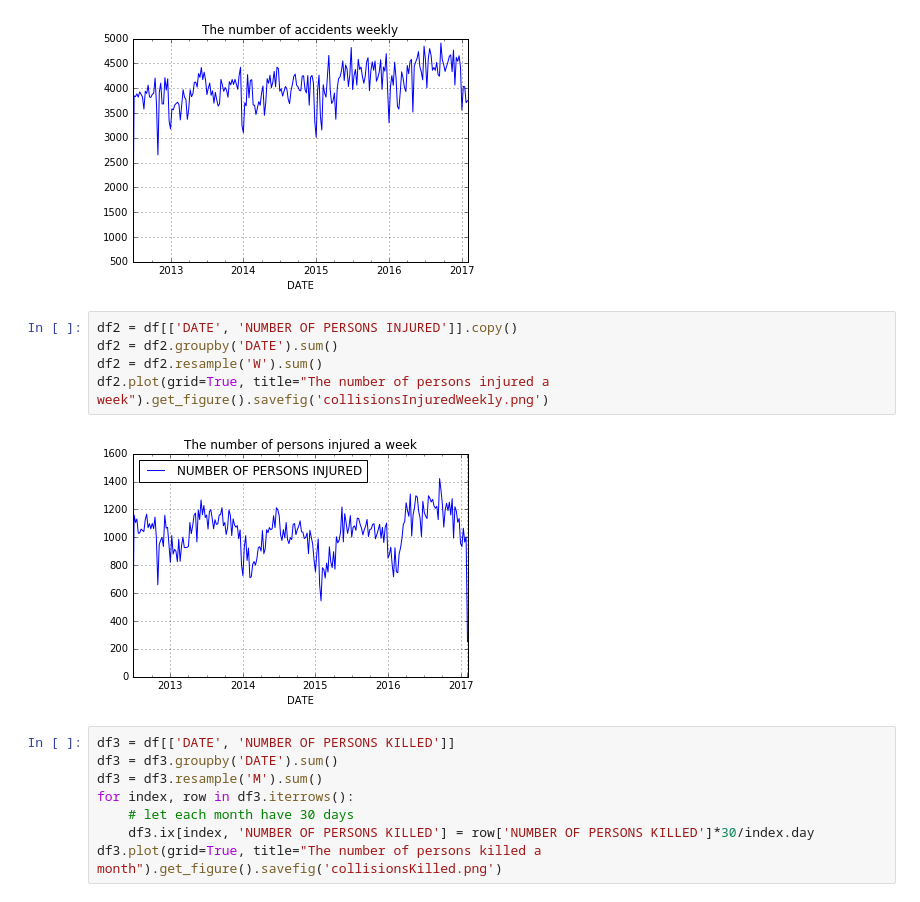
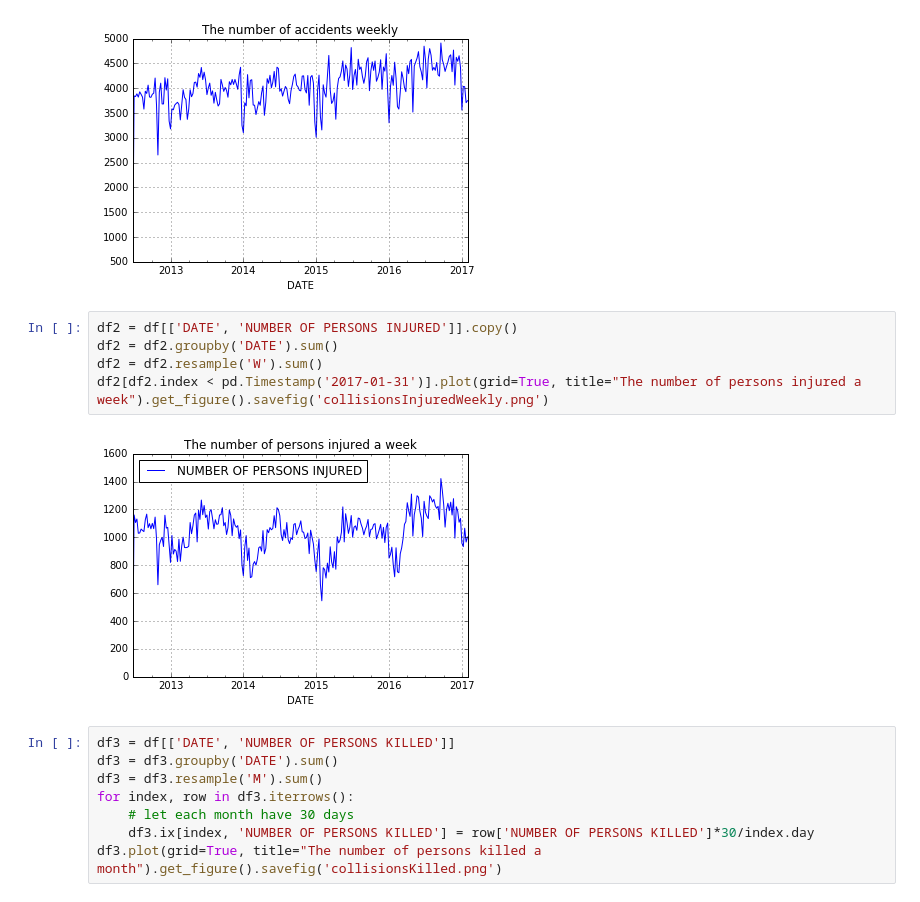
Before and after one commit to asterisk37n/notebooks, a Jupyter notebook: nypd_motor_vehicle_collisions.ipynb, the cells around one changed output. Cells and saved outputs as stored; diff of their text form.

```diff
--- a/nypd_motor_vehicle_collisions.ipynb
+++ b/nypd_motor_vehicle_collisions.ipynb
@@ -170,10 +160,10 @@ df2[df2.index<pd.Timestamp('2017-02-01')].plot(grid=True, title="The number of a
 # %%
 df2 = df[['DATE', 'NUMBER OF PERSONS INJURED']].copy()
 df2 = df2.groupby('DATE').sum()
 df2 = df2.resample('W').sum()
-df2.plot(grid=True, title="The number of persons injured a week").get_figure().savefig('collisionsInjuredWeekly.png')
+df2[df2.index < pd.Timestamp('2017-01-31')].plot(grid=True, title="The number of persons injured a week").get_figure().savefig('collisionsInjuredWeekly.png')
 # %% [output]
-[figure, old version]
+[figure, new version]
 # %%
 df3 = df[['DATE', 'NUMBER OF PERSONS KILLED']]
 df3 = df3.groupby('DATE').sum()
```
Also changed, not shown: parts of 5 cells of this notebook.
